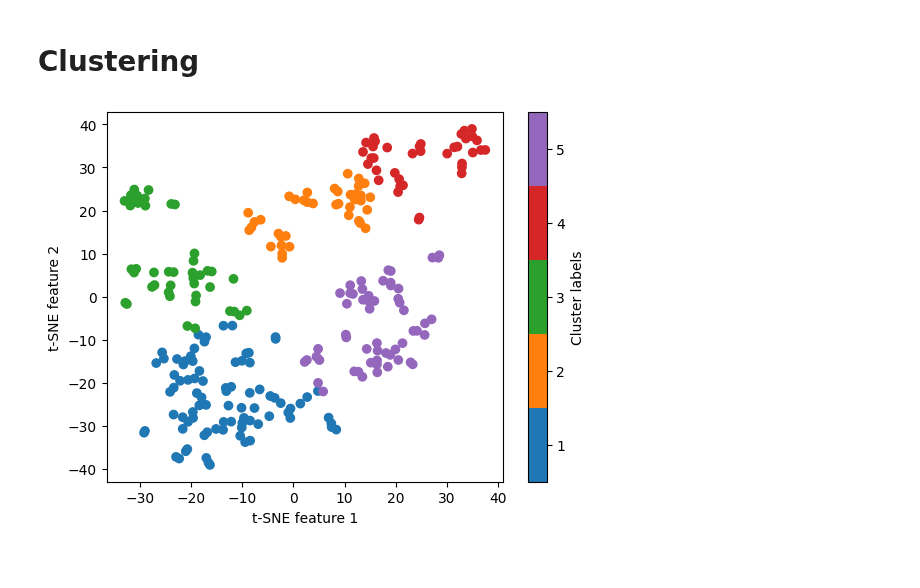
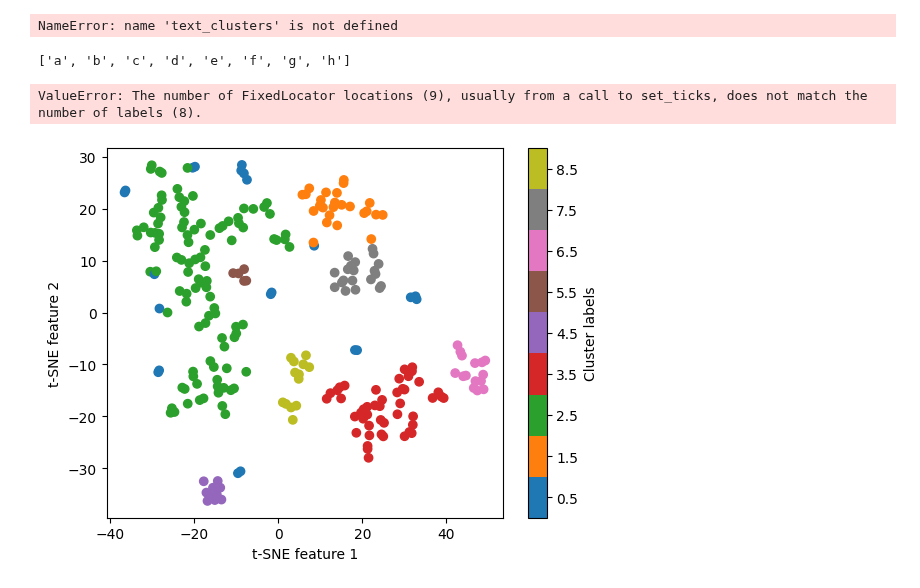
Before and after one commit to AlexandreAdam/Ai4phys_astroai_papers, a Jupyter notebook: notebooks/clustering_of_papers.ipynb, the cells around one changed output. Saved outputs shown, nothing was run; the diff lists cells and outputs as text; code cells hidden in the pictures.

Commit message:
Started new clustering notebook

```diff
--- a/notebooks/clustering_of_papers.ipynb
+++ b/notebooks/clustering_of_papers.ipynb
@@ -28,2 +25,21 @@ projected_embedding = tsne_plot(embedding_vectors, perplexity=10)
-# %% [markdown]
-# Clustering
+# %%
+def dbscan_labels(embedding_dataset, eps=5, metric="euclidean", algorithm="auto", leaf_size=30):
+    dbscan = DBSCAN(eps=eps,  metric=metric, algorithm=algorithm, leaf_size=leaf_size)
+    Y = dbscan.fit_predict(embedding_dataset)
+    return Y
+
+labels = dbscan_labels(projected_embedding, eps=5)
+# %%
+api_key = "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"
+#OpenAI.api_key = api_key
+client = OpenAI(api_key=api_key)
+
+out = client.chat.completions.create(
+    model="gpt-4-1106-preview",
+    messages=[
+        {"role":"system", "content":"You are a simple agent that finds a common topic in series of abstracts of scientific papers from gravitational wave astrophysics."},
+        {"role":"user","content":f"For this list of abstracts:\n\n{text_clusters[6]}\n\nPlease provide me a short topic (no more than 6 words) which links all that abstracts"}
+        ],
+)
+# %% [output]
+NameError: name 'text_clusters' is not defined
@@ -30,34 +57,34 @@ projected_embedding = tsne_plot(embedding_vectors, perplexity=10)
 # %%
-def kmeans_plot(embedding_dataset, cluster_names=None, n_clusters=None, init="k-means++", n_init=10, max_iter=300, tol=0.0001, verbose=0, random_state=None, copy_x=True, algorithm="auto"):
-    kmeans = KMeans(n_clusters=n_clusters, init=init, n_init=n_init, max_iter=max_iter, tol=tol, verbose=verbose, random_state=random_state, copy_x=copy_x, algorithm=algorithm)
-    np.set_printoptions(suppress=True)
-    Y = kmeans.fit_predict(embedding_dataset)
+def dbscan_plot(embedding_dataset, labels, cluster_names=None, eps=5, metric="euclidean", algorithm="auto", leaf_size=30):
+    n_clusters = max(labels) + 1
 
     # Create a colormap with only 'n_clusters' colors
     base_cmap = plt.get_cmap("tab10")
     colors = base_cmap(np.linspace(0, 1, 10))
     cmap = ListedColormap(colors[:n_clusters])
 
-    plt.scatter(embedding_dataset[:, 0], embedding_dataset[:, 1], c=Y, cmap=cmap)
+    plt.scatter(embedding_dataset[:, 0], embedding_dataset[:, 1], c=labels, cmap=cmap)
     plt.xlabel("t-SNE feature 1")
     plt.ylabel("t-SNE feature 2")
 
     # Normalize and create colorbar
     norm = Normalize(vmin=0, vmax=n_clusters)
     mappable = ScalarMappable(norm=norm, cmap=cmap)
     cbar = plt.colorbar(mappable, ax=plt.gca(), label="Cluster labels")
 
     # Set custom tick positions and labels for the colorbar
     tick_positions = np.arange(n_clusters) + 0.5
     cbar.set_ticks(tick_positions)
-    if cluster_names is not None and len(cluster_names) == n_clusters:
+    print(cluster_names)
+    if cluster_names is not None:
         cbar.set_ticklabels(cluster_names)
     else:
         cbar.set_ticklabels(np.arange(1, n_clusters + 1))
 
-    return Y
 
 
-cluster_label = kmeans_plot(projected_embedding, n_clusters=5)
+cluster_label = dbscan_plot(projected_embedding, labels, ["a", "b", "c", "d", "e", "f", "g", "h"])
 # %% [output]
+['a', 'b', 'c', 'd', 'e', 'f', 'g', 'h']
+ValueError: The number of FixedLocator locations (9), usually from a call to set_ticks, does not match the number of labels (8).
-[figure, old version]
+[figure, new version]
```
Also changed, not shown: parts of 6 cells of this notebook, 1 other file.
